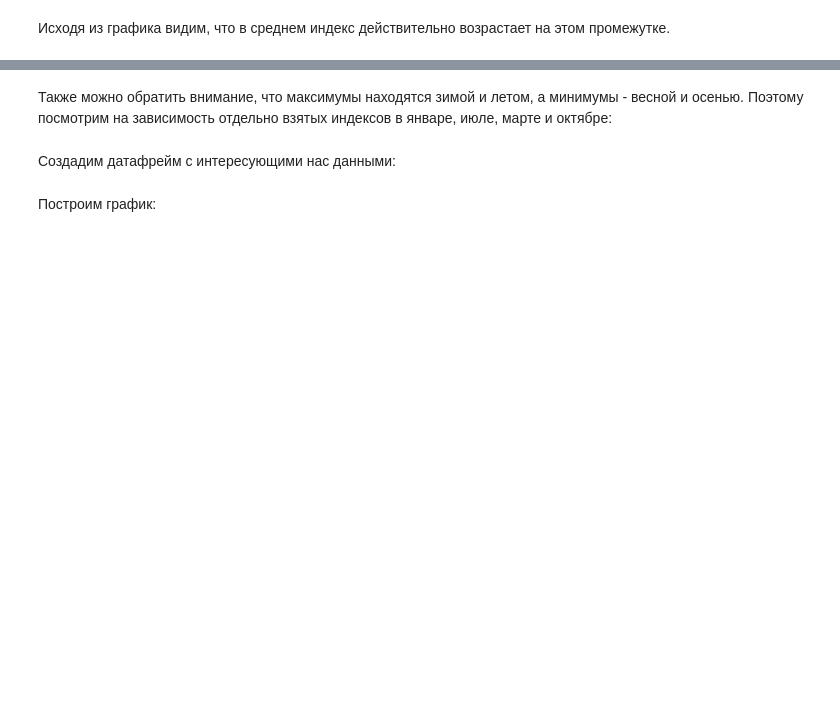
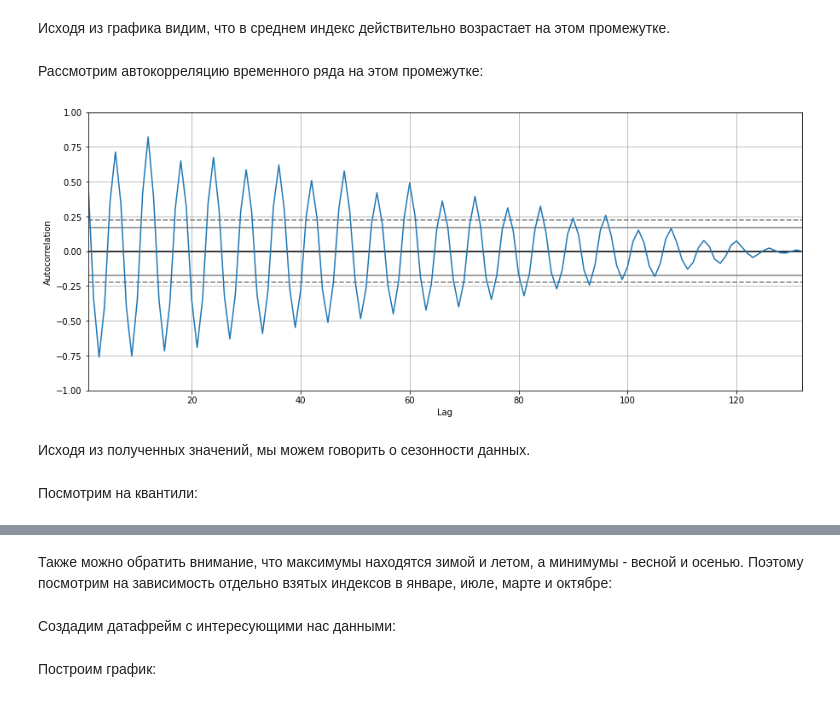
Before and after one commit to glll4d/Skillbox28052020, a Jupyter notebook: HW2/HW2.ipynb, the cells around one changed output, grey strips where cells are left out. Cells and saved outputs as stored; diff of their text form; code cells hidden in the pictures; blank space fills up the shorter version.

```diff
--- a/HW2/HW2.ipynb
+++ b/HW2/HW2.ipynb
@@ -116,2 +128,14 @@ plt.show()
 # %% [markdown]
 Исходя из графика видим, что в среднем индекс действительно возрастает на этом промежутке.
+# %% [markdown]
+Рассмотрим автокорреляцию временного ряда на этом промежутке:
+# %%
+plt.figure(figsize=(15, 6))
+pd.plotting.autocorrelation_plot(cutted_df['IPG2211A2N'])
+plt.show()
+# %% [output]
+[figure, added]
+# %% [markdown]
+Исходя из полученных значений, мы можем говорить о сезонности данных.
+# %% [markdown]
+Посмотрим на квантили:
```
Also changed, not shown: parts of 45 cells of this notebook.
